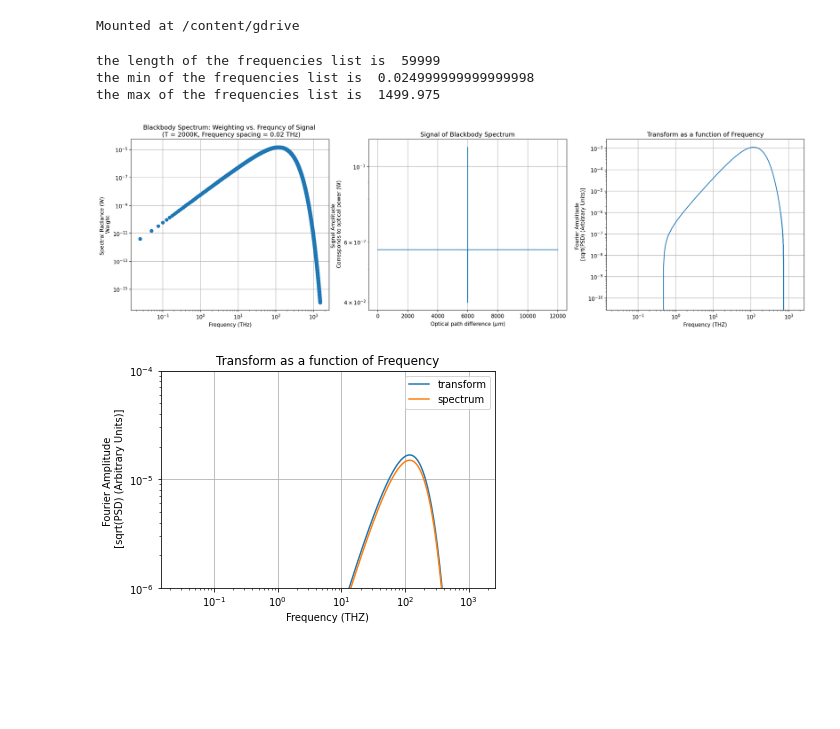
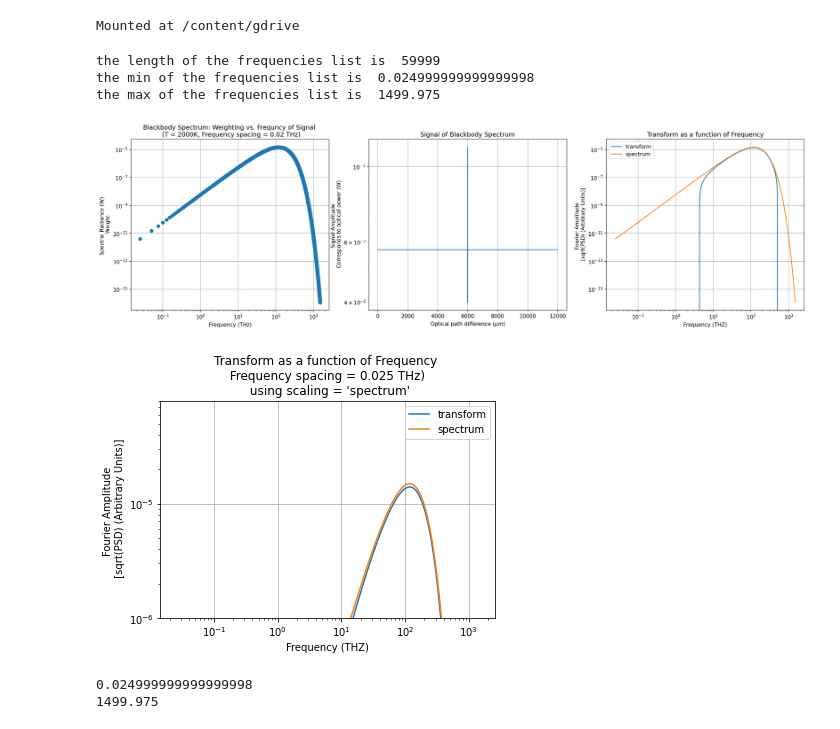
Before and after one commit to nkurinsky/THz-FTS, a Jupyter notebook: python/Notebooks/BBspectrum_FTS_(PSD_FrequencyList).ipynb, the cells around one changed output. Saved outputs shown, nothing was run; the diff lists cells and outputs as text; code cells hidden in the pictures; blank space fills up the shorter version.

```diff
--- a/python/Notebooks/BBspectrum_FTS_(PSD_FrequencyList).ipynb
+++ b/python/Notebooks/BBspectrum_FTS_(PSD_FrequencyList).ipynb
@@ -60,9 +60,9 @@ plt.subplot(1, 3, 2)
 plt.plot(x,y)
 
 plt.subplot(1, 3, 3)
-frequency, spectrum = psd_frequency(y,'parzen')
+frequency, spectrum = psd_frequency(y, 'parzen')
 spectrum = adjust_spectrum(spectrum)
-plt.semilogy(frequency, spectrum)
+plt.semilogy(frequency, spectrum, label='transform')
 
 #plot details for blackbody spectrum plot
 plt.subplot(1, 3, 1)
@@ -83,8 +83,10 @@ plt.ylabel("Signal Amplitude \n Corresponds to optical power (W)")
 
 #plot details for fourier transform plot in terms of frequency rather than wavenumber
 plt.subplot(1, 3, 3)
+plt.semilogy(frequencies, weights_nofilter, label = 'spectrum')
 plt.title("Transform as a function of Frequency")
 plt.grid(True)
+plt.legend()
 plt.xscale('log')
 plt.xlabel('Frequency (THZ)')
 plt.ylabel("Fourier Amplitude \n [sqrt(PSD) (Arbitrary Units)]")
@@ -93,17 +95,21 @@ plt.show()
 the length of the frequencies list is  59999
 the min of the frequencies list is  0.024999999999999998
 the max of the frequencies list is  1499.975
-[figure, old version]
+[figure, new version]
 # %%
-plt.title("Transform as a function of Frequency")
-plt.semilogy(frequency, spectrum*0.015, label='transform')
+plt.title("Transform as a function of Frequency \n Frequency spacing = "+ str(round(frequency_slice_size,3)) + " THz) \n using scaling = 'spectrum'")
+plt.semilogy(frequency, spectrum, label='transform')
 plt.semilogy(frequencies, weights_nofilter, label = 'spectrum')
+plt.legend()
 plt.grid(True)
 plt.xscale('log')
 plt.xlabel('Frequency (THZ)')
+plt.ylim(1e-6,8e-5)
 plt.ylabel("Fourier Amplitude \n [sqrt(PSD) (Arbitrary Units)]")
-plt.legend()
-plt.ylim(1e-6,1e-4)
 plt.show()
+print(min(frequencies))
+print(max(frequencies))
 # %% [output]
-[figure, old version]
+[figure, new version]
+0.024999999999999998
+1499.975
```
Also changed, not shown: parts of 1 cell of this notebook.
